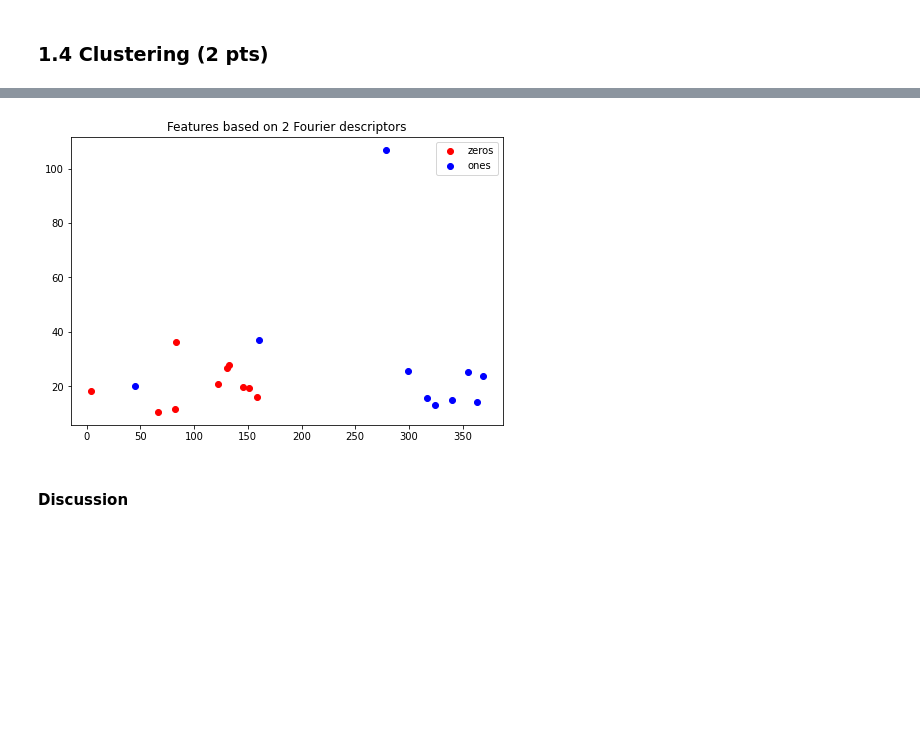
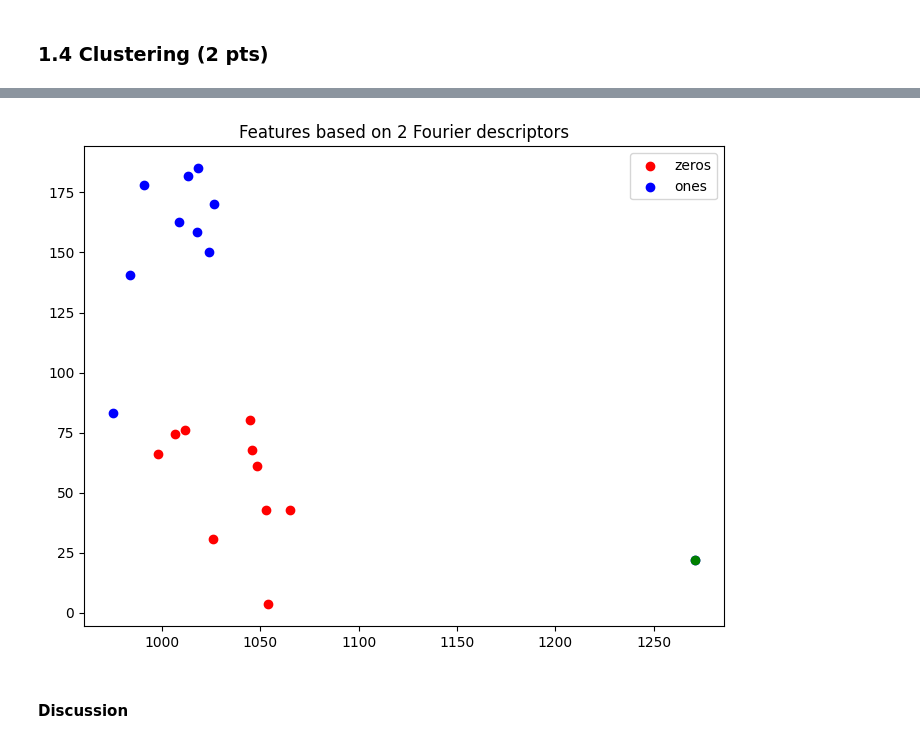
Before and after one commit to sirogosig/EE-451_code, a Jupyter notebook: labs/lab_02_object_description.ipynb, the cells around one changed output, grey strips where cells are left out. Drawn from its saved outputs; the diff is of its cells as text; code cells hidden in the pictures; blank space fills up the shorter version.

```diff
--- a/labs/lab_02_object_description.ipynb
+++ b/labs/lab_02_object_description.ipynb
@@ -173,6 +177,7 @@ TODO
 # %% [markdown]
 ### 1.2. Get descriptors (4 pts)
 # %%
+from scipy import interpolate
 # Find contours
 
 
@@ -193,7 +198,7 @@ for ax0, ax1, im, nm in zip(axes[0], axes[1], zeros, zeros_names):
     xco = Co[0].T[0][0]
     yco = Co[0].T[1][0]
     data = np.array(list(zip(xco, yco)))
-    tck,u = interpolate.splprep(data.transpose(), s=1)
+    tck,u = interpolate.splprep(data.transpose(), s=1, per=1)
     unew = np.arange(0, 1.01, 0.01)
     out = interpolate.splev(unew, tck)
 
@@ -208,14 +213,14 @@ for ax0, ax1, im, nm in zip(axes[0], axes[1], zeros, zeros_names):
 for ax0, ax1, im, nm in zip(axes[2], axes[3], ones, ones_names):
     im_contours = im.copy()
     im_contours = cv2.convertScaleAbs(im_contours)
-    Co, _ = cv2.findContours(im_contours, cv2.RETR_TREE, cv2.CHAIN_APPROX_SIMPLE)
+    Co, _ = cv2.findContours(im_contours, cv2.RETR_EXTERNAL, cv2.CHAIN_APPROX_SIMPLE)
     ones_Co.append(Co)
     im_contours = cv2.cvtColor(im_contours, cv2.COLOR_GRAY2BGR)
 
     xco = Co[0].T[0][0]
     yco = Co[0].T[1][0]
     data = np.array(list(zip(xco, yco)))
-    tck,u = interpolate.splprep(data.transpose(), s=1)
+    tck,u = interpolate.splprep(data.transpose(), s=1, per=1)
     unew = np.arange(0, 1.01, 0.01)
     out = interpolate.splev(unew, tck)
 
@@ -236,22 +241,27 @@ import scipy
 # Function that takes as input an image and returns a set of descriptors.
 # You may use other custom helper functions to break the code into useful chuncks.
 
-def get_descriptors(img):
+def get_descriptors(img, num_points):
     descriptors = []
-    # TODO
+    # Get contour
     im_contours = cv2.convertScaleAbs(img)
     Co, _ = cv2.findContours(im_contours, cv2.RETR_EXTERNAL, cv2.CHAIN_APPROX_SIMPLE)
     xco = Co[0].T[0][0]
     yco = Co[0].T[1][0]
     data = np.array(list(zip(xco, yco)))
+
+    # Interpolate contour
     tck,u = interpolate.splprep(data.transpose(), s=1)
-    unew = np.arange(0, 1.01, 0.01)
+    unew = np.linspace(0, 1, num_points)
     out = interpolate.splev(unew, tck)
+
+    # Transform coördinates to complex numbers
     fft_in = out[0] + out[1]*1.0j
 
+    # Fourier transform
     descriptors = scipy.fft.fft(fft_in)
     return descriptors
 
 # Check first 10 descriptors of a test image (just to check that your pipeline works well)
-print(get_descriptors(zeros_im[0])[:10])
+print(get_descriptors(ones_im[8], 100)[:10])
 # %% [output]
@@ -318,25 +330,26 @@ SyntaxError: invalid syntax (<ipython-input-65-06c200f1250d>, line 2)
 # %%
 # TODO: You should fill the lists below, with your features
 
 # First feature for all "0"s
-zeros_f1 = [np.absolute(get_descriptors(a)[1]) for a in zeros_im]
+zeros_f1 = [np.absolute(get_descriptors(a, 50)[0]) for a in zeros_im]
 # Second feature for all "0"s
-zeros_f2 = [np.absolute(get_descriptors(a)[2]) for a in zeros_im]
+zeros_f2 = [np.absolute(get_descriptors(a, 50)[1]) for a in zeros_im]
 # Fist feature for all "1"s
-ones_f1 = [np.absolute(get_descriptors(a)[1]) for a in ones_im]
+ones_f1 = [np.absolute(get_descriptors(a, 50)[0]) for a in ones_im]
 # Second feature for all "1"s
-ones_f2 = [np.absolute(get_descriptors(a)[2]) for a in ones_im]
+ones_f2 = [np.absolute(get_descriptors(a, 50)[1]) for a in ones_im]
 
 # Plot features for all images
 fig = plt.figure()
 ax = fig.add_axes([0,0,1,1])
 ax.scatter(zeros_f1, zeros_f2, color='r', label='zeros')
 ax.scatter(ones_f1, ones_f2, color='b', label='ones')
+ax.scatter(ones_f1[8], ones_f2[8], color='g')
 ax.legend(loc='best')
 plt.title("Features based on 2 Fourier descriptors")
 plt.show()
 # %% [output]
-[figure, old version]
+[figure, new version]
 # %% [markdown]
 #### Discussion
 # %% [markdown]
```
Also changed, not shown: parts of 15 cells of this notebook.
